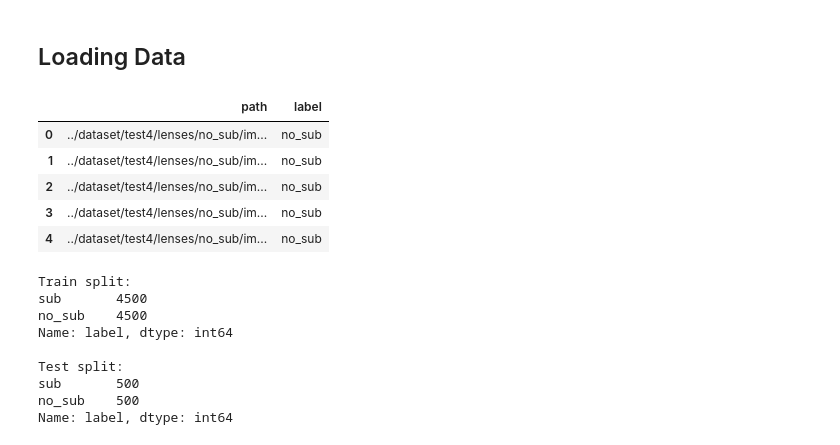
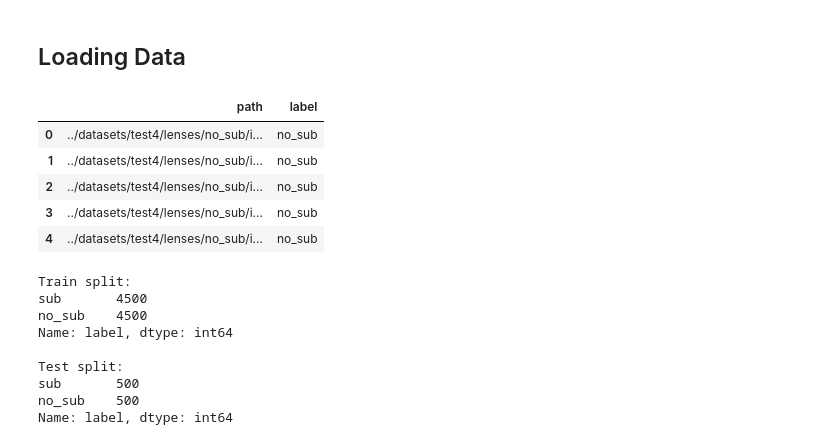
Before and after one commit to gauthamk02/deeplense-test-2023, a Jupyter notebook: notebooks/test-4.ipynb, the cells around one changed output. Drawn from its saved outputs; the diff is of its cells as text; code cells hidden in the pictures.

Commit message:
Modify test4

```diff
--- a/notebooks/test-4.ipynb
+++ b/notebooks/test-4.ipynb
@@ -61,26 +64,26 @@ device = torch.device("cuda:0" if torch.cuda.is_available() else "cpu")
 # %% [markdown]
 ## Loading Data
 # %%
-base_dir = '../dataset/test4/lenses'
+base_dir = '../datasets/test4/lenses'
 
 train_df = pd.DataFrame(columns = ['path', 'label'])
 
 label_map = {'no_sub':0, 'sub':1}
 val_label_map = {0:'no_sub', 1:'sub'}
 
 for i in label_map.keys():
     entries = [os.path.join(base_dir, i, j) for j in os.listdir(os.path.join(base_dir, i))]
     temp_df = pd.DataFrame({'path':entries, 'label':i})
     train_df = pd.concat([train_df, temp_df], ignore_index=True)
 
 train_df.head()
 # %% [output]
 |  | path | label |
-| 0 | ../dataset/test4/lenses/no_sub/im... | no_sub |
-| 1 | ../dataset/test4/lenses/no_sub/im... | no_sub |
-| 2 | ../dataset/test4/lenses/no_sub/im... | no_sub |
-| 3 | ../dataset/test4/lenses/no_sub/im... | no_sub |
-| 4 | ../dataset/test4/lenses/no_sub/im... | no_sub |
+| 0 | ../datasets/test4/lenses/no_sub/i... | no_sub |
+| 1 | ../datasets/test4/lenses/no_sub/i... | no_sub |
+| 2 | ../datasets/test4/lenses/no_sub/i... | no_sub |
+| 3 | ../datasets/test4/lenses/no_sub/i... | no_sub |
+| 4 | ../datasets/test4/lenses/no_sub/i... | no_sub |
 # %%
 train_df, test_df = train_test_split(train_df, test_size=0.1, random_state=42, stratify=train_df['label'])
 
```
Also changed, not shown: parts of 15 cells of this notebook, 3 other files.
